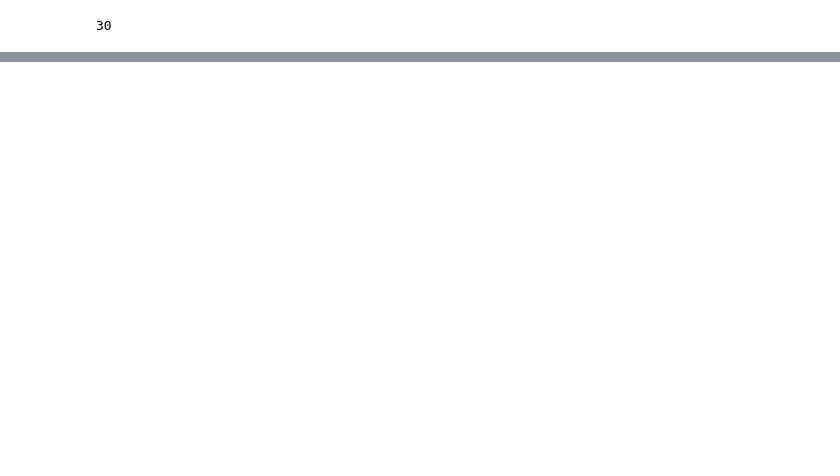
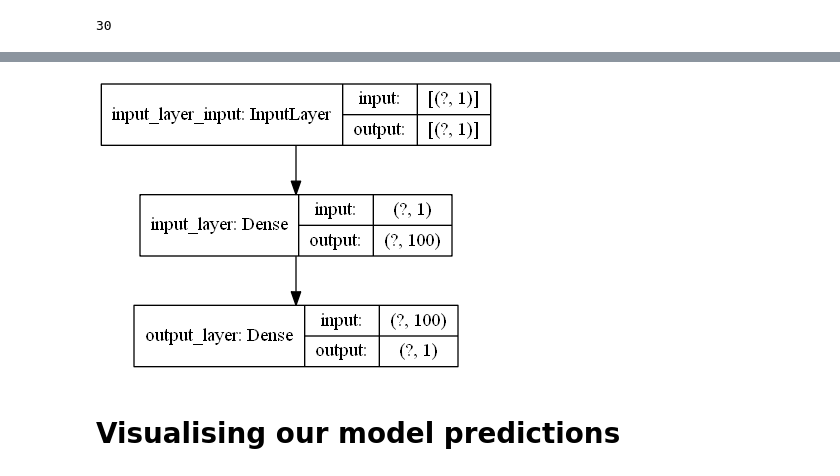
Before and after one commit to unaveenj/Tensorflow-and-Deeplearning-Refresher-, a Jupyter notebook: Neural Network Regression in Tensorflow.ipynb, the cells around one changed output, grey strips where cells are left out. Saved outputs shown, nothing was run; the diff lists cells and outputs as text; code cells hidden in the pictures; blank space fills up the shorter version.

```diff
--- a/Neural Network Regression in Tensorflow.ipynb
+++ b/Neural Network Regression in Tensorflow.ipynb
@@ -251,0 +281,4 @@ int(model.predict([21]))
+# %%
+#Labels for the above dataset
+y=X+10
+y
@@ -251,0 +314,6 @@ int(model.predict([21]))
+# %%
+#Split the data to train and test
+X_train = X[:40]
+y_train = y[:40]
+X_test = X[40:]
+y_test = y[40:]
@@ -251,0 +337,14 @@ int(model.predict([21]))
+# %%
+#Build neural network for our data
+tf.random.set_seed(42)
+#1.Create model
+model=tf.keras.Sequential()
+model.add(tf.keras.layers.Dense(1))
+
+#Compile model
+model.compile(loss=tf.keras.losses.MAE,
+             optimizer=tf.keras.optimizers.SGD(),
+             metrics = ['mae'])
+
+#3.Fit the model
+model.fit(X_train,y_train,epochs=100)
@@ -251,0 +374,15 @@ int(model.predict([21]))
+# %%
+#Build neural network for our data
+tf.random.set_seed(42)
+
+#1.Create model
+model=tf.keras.Sequential(name="model_1")
+model.add(tf.keras.layers.Dense(100,input_shape=[1],name="input_layer")) #Input shape is 1 in this case
+model.add(tf.keras.layers.Dense(1,name="output_layer"))
+#Compile model
+model.compile(loss=tf.keras.losses.MAE,
+             optimizer=tf.keras.optimizers.Adam(lr=0.0001),
+             metrics = ['mae'])
+
+#3.Fit the model
+model.fit(X_train,y_train,epochs=5000)
@@ -251,0 +432,7 @@ int(model.predict([21]))
+# %%
+from tensorflow.keras.utils import plot_model
+plot_model(model,show_shapes=True)
+# %% [output]
+[figure, added]
+# %% [markdown]
+# Visualising our model predictions
```
Also changed, not shown: parts of 27 cells of this notebook, 1 other file.
